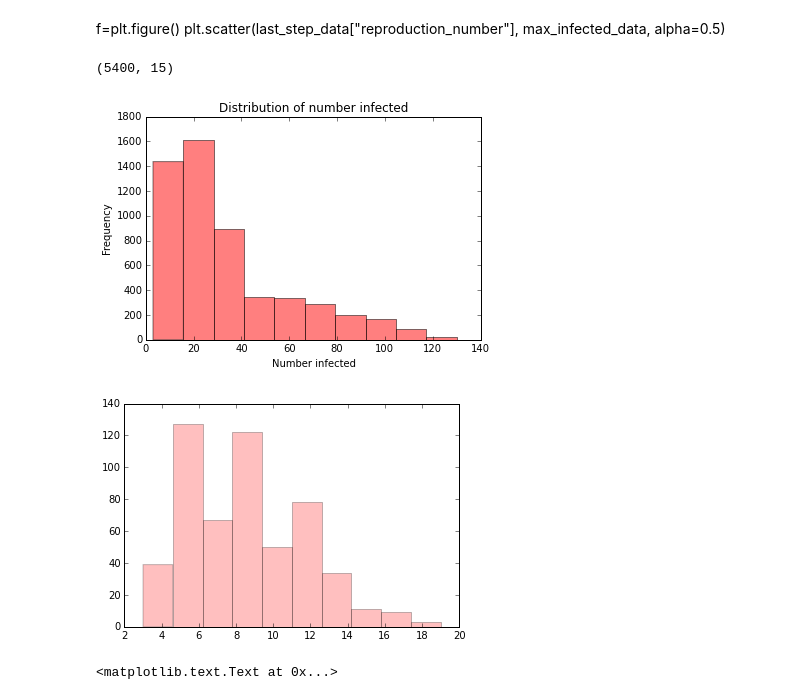
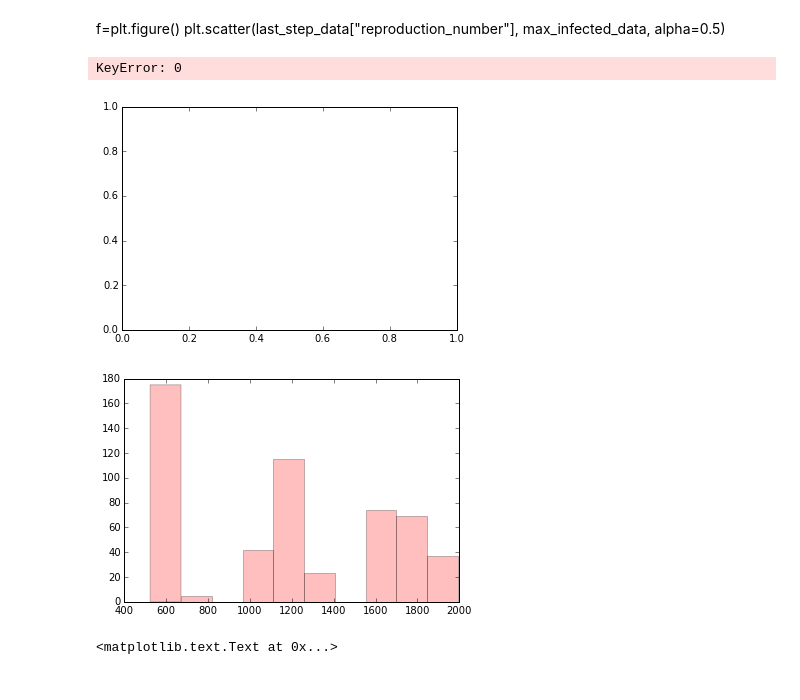
Before and after one commit to colinsh21/Python, a Jupyter notebook: ipython/IOE 513/Data Analysis Reservoir.ipynb, the cells around one changed output. Drawn from its saved outputs; the diff is of its cells as text; code cells hidden in the pictures.

Commit message:
Included last step data analysis
Output graphs for last step data to show if the disease died out. Added
correlation statistics on the parameters for both the last step and max
data.

```diff
--- a/ipython/IOE 513/Data Analysis Reservoir.ipynb
+++ b/ipython/IOE 513/Data Analysis Reservoir.ipynb
@@ -67,7 +67,12 @@ for run_directory in glob.glob("output_reservoir_screen/run*"):
 # %%
 # Last time step
 last_step_data = all_timeseries_data.groupby("run").tail(1)
+normalized = last_step_data.apply(lambda row: float(row['num_infected'])/row['initial_infected'], axis=1)
+#print normalized.head()
 #print last_step_data.head()
+last_step_data['num_infected_normalized']=normalized
+print last_step_data.head()
+#print last_step_data['num_infected_normalized']
 
 # Max infected
 max_infected_data = all_timeseries_data.groupby("run")["num_infected"].max()
@@ -121,29 +196,25 @@ plt.scatter(last_step_data["reproduction_number"],
            max_infected_data,
             alpha=0.5)
 # %%
-f# Plot a distribution
-f = plt.figure()
-_ = plt.hist(compiled_df["max_cities_infected"],
-         color="red",
-         alpha=0.5)
+# Plot a distribution
+d = plt.figure()
+_ = plt.hist(last_step_data['cities_infected'], color="red",alpha=0.5)
 plt.xlabel("Number infected")
 plt.ylabel("Frequency")
 plt.title("Distribution of number infected")
-
-print(last_step_data.shape)
 # %% [output]
-(5400, 15)
+KeyError: 0
-[figure, old version]
+[figure, new version]
 # %%
-select_data = compiled_df.loc[(compiled_df["reservoir"] == 0) & (compiled_df["reproduction_number"]==.6),
-                                     "max_cities_infected"]
+select_data = last_step_data.loc[(last_step_data["reservoir"] == 1) & (last_step_data["reproduction_number"]==1),
+                                     "num_infected"]
 
 f = plt.figure()
 _ = plt.hist(select_data.values,
          color="red",
          alpha=0.25)
 # %% [output]
-[figure, old version]
+[figure, new version]
 # %%
 select_data = compiled_df.loc[(compiled_df["reservoir"] == 0) & (compiled_df["reproduction_number"]<1) & (compiled_df["reproduction_number"]>.8),
                                      "max_infected_normalized"]
```
Also changed, not shown: parts of 6 cells of this notebook.
